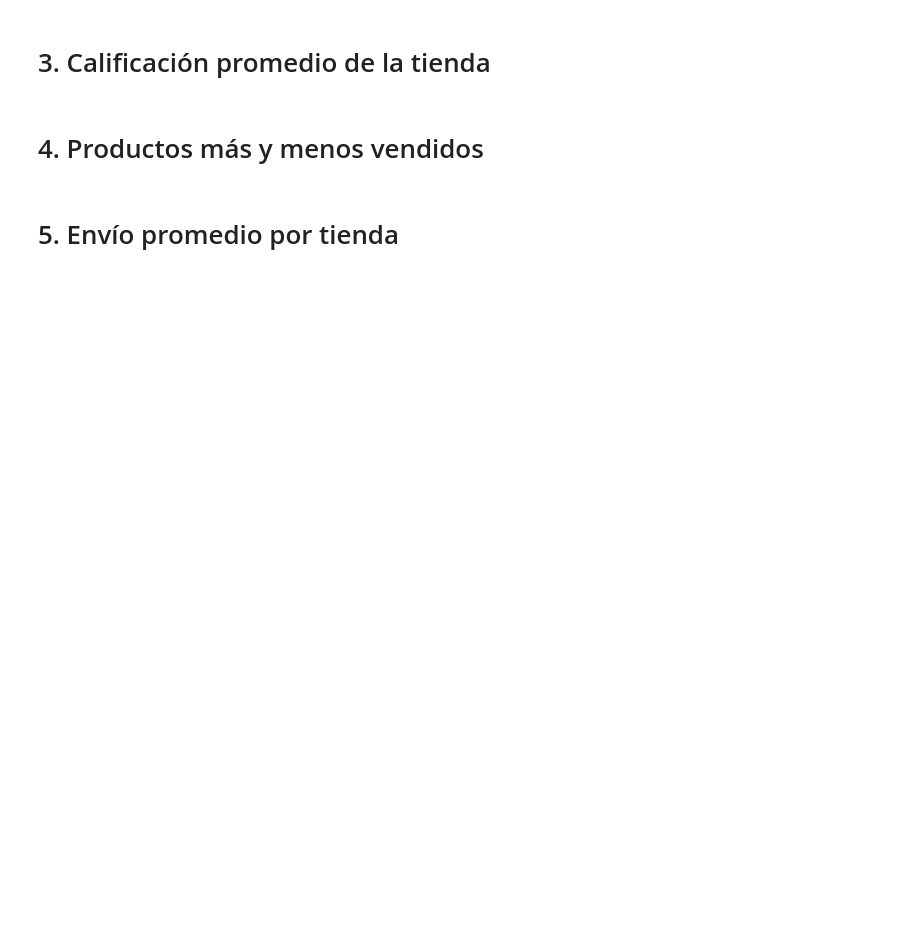
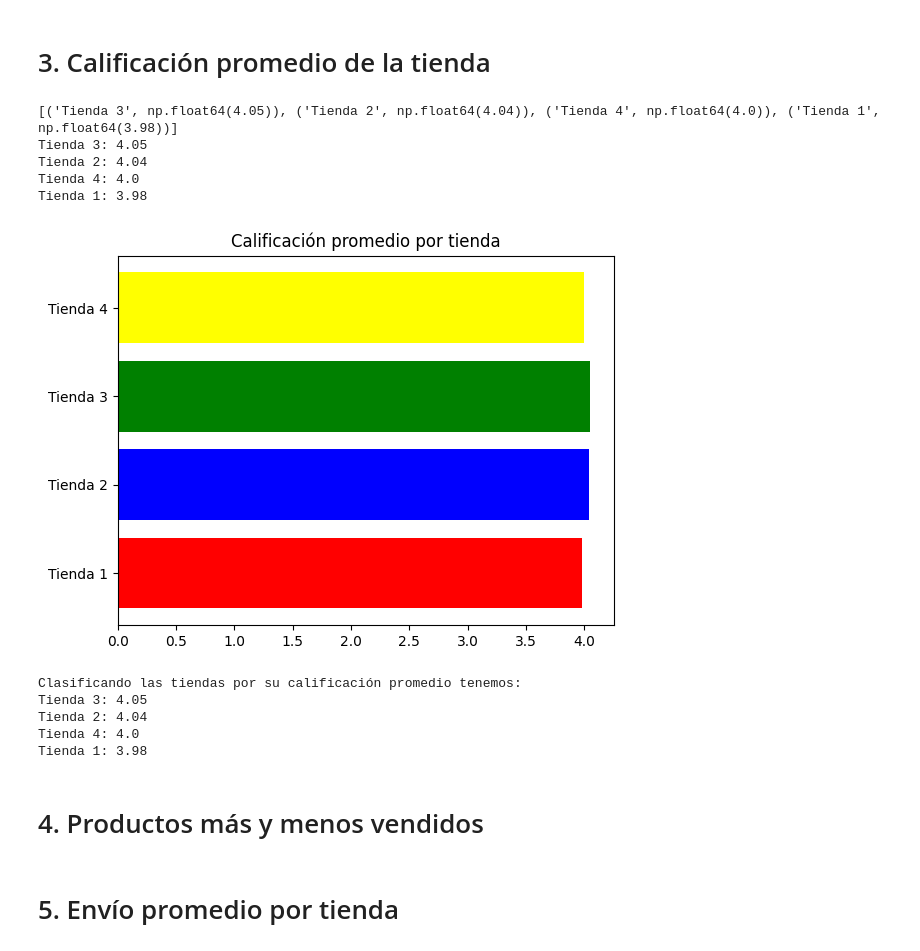
Before and after one commit to BARS182002/Alura_Store, a Jupyter notebook: AluraStoreBARS.ipynb, the cells around one changed output. Saved outputs shown, nothing was run; the diff lists cells and outputs as text; code cells hidden in the pictures; blank space fills up the shorter version.

Commit message:
Calificación promedio

```diff
--- a/AluraStoreBARS.ipynb
+++ b/AluraStoreBARS.ipynb
@@ -111,5 +111,35 @@ plt.show()
 # %% [markdown]
 # 3. Calificación promedio de la tienda
+# %%
+#Obtenemos los promedios por tienda
+promedio_T1 = tienda["Calificación"].mean().round(2)
+promedio_T2 = tienda2["Calificación"].mean().round(2)
+promedio_T3 = tienda3["Calificación"].mean().round(2)
+promedio_T4 = tienda4["Calificación"].mean().round(2)
+promedios={"Tienda 1":promedio_T1,"Tienda 2":promedio_T2,"Tienda 3":promedio_T3,"Tienda 4":promedio_T4}
+# %% [output]
+[('Tienda 3', np.float64(4.05)), ('Tienda 2', np.float64(4.04)), ('Tienda 4', np.float64(4.0)), ('Tienda 1', np.float64(3.98))]
+Tienda 3: 4.05
+Tienda 2: 4.04
+Tienda 4: 4.0
+Tienda 1: 3.98
+# %%
+#Imprimimos un gráfico para visualizar los promedios:
+grafico_promedios=plt.barh(list(promedios.keys()),list(promedios.values()),color=colores)
+plt.title("Calificación promedio por tienda")
+colores=["Red","blue", "green", "yellow"]
+plt.show()
+promedio_ordenado = sorted(promedios.items(),key=lambda x:x[1], reverse=True)
+print("Clasificando las tiendas por su calificación promedio tenemos:")
+for tienda, promedio in promedio_ordenado:
+  print(f"{tienda}: {promedio}")
+# %% [output]
+[figure, added]
+Clasificando las tiendas por su calificación promedio tenemos:
+Tienda 3: 4.05
+Tienda 2: 4.04
+Tienda 4: 4.0
+Tienda 1: 3.98
 # %% [markdown]
 # 4. Productos más y menos vendidos
 # %% [markdown]
```
Also changed, not shown: parts of 2 cells of this notebook.
